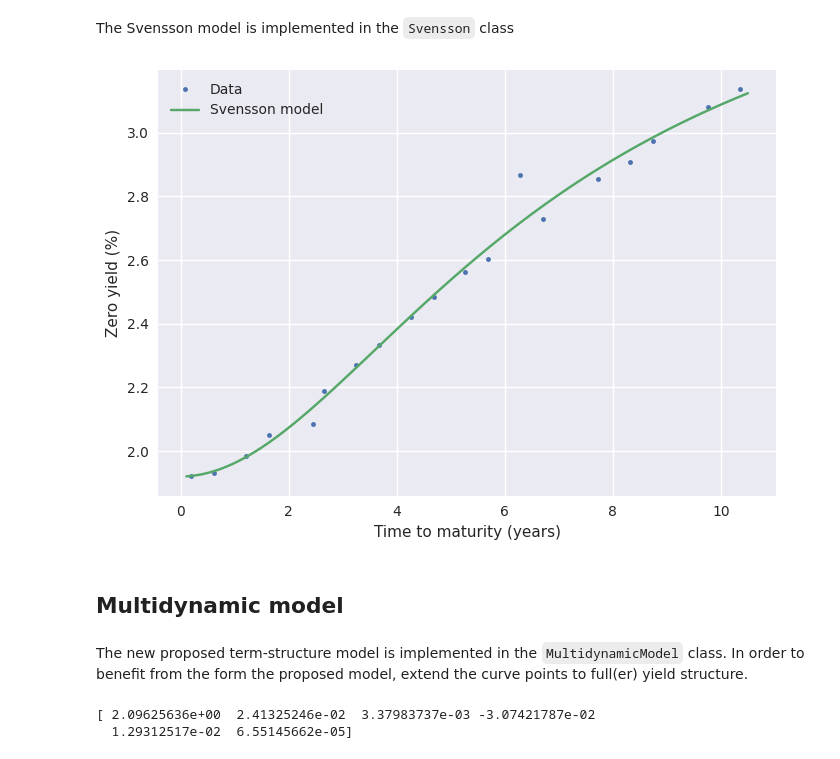
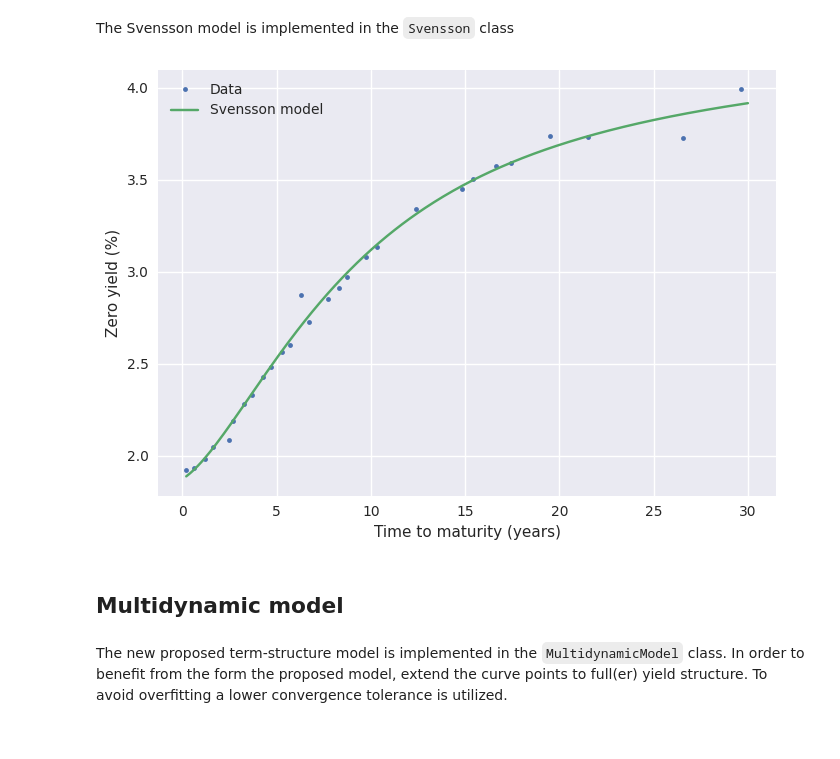
Before and after one commit to krantamaki/quantpy, a Jupyter notebook: examples/05_term_structures.ipynb, the cells around one changed output. Drawn from its saved outputs; the diff is of its cells as text; code cells hidden in the pictures.

```diff
--- a/examples/05_term_structures.ipynb
+++ b/examples/05_term_structures.ipynb
@@ -55,24 +55,24 @@ plt.show()
 # %% [markdown]
 The Svensson model is implemented in the `Svensson` class
 # %%
-model = Svensson(yields, maturities)
+model = Svensson(yields, maturities, method="dogbox", ftol=1e-4, xtol=1e-4, gtol=1e-4, max_nfev=10_000)
 # %%
-tt = np.linspace(0, 10.5, 100)
+tt = np.linspace(0.2, 30, 300)
 
 fig = plt.figure(figsize=(7, 5))
 
 plt.plot(maturities, yields * 100, '.', label="Data")
 plt.plot(tt, model(tt) * 100, label="Svensson model")
 plt.ylabel("Zero yield (%)")
 plt.xlabel("Time to maturity (years)")
 
 plt.legend()
 fig.tight_layout()
 
 plt.show()
 # %% [output]
-[figure, old version]
+[figure, new version]
 # %% [markdown]
 ## Multidynamic model
 # %% [markdown]
-The new proposed term-structure model is implemented in the `MultidynamicModel` class. In order to benefit from the form the proposed model, extend the curve points to full(er) yield structure.
+The new proposed term-structure model is implemented in the `MultidynamicModel` class. In order to benefit from the form the proposed model, extend the curve points to full(er) yield structure. To avoid overfitting a lower convergence tolerance is utilized.
@@ -82,6 +79,3 @@ yields     = np.array(yield_df["ZeroYield"].to_list() + [0.032, 0.0325, 0.032, 0
 # %%
-model = MultidynamicModel(yields, maturities, method="dogbox", ftol=1e-8, xtol=1e-8, gtol=1e-8, max_nfev=10_000)
+model = MultidynamicModel(yields, maturities, method="dogbox", ftol=1e-2, xtol=1e-2, gtol=1e-2, max_nfev=10_000)
-# %% [output]
-[ 2.09625636e+00  2.41325246e-02  3.37983737e-03 -3.07421787e-02
-  1.29312517e-02  6.55145662e-05]
 # %%
```
Also changed, not shown: parts of 5 cells of this notebook, 2 other files.
